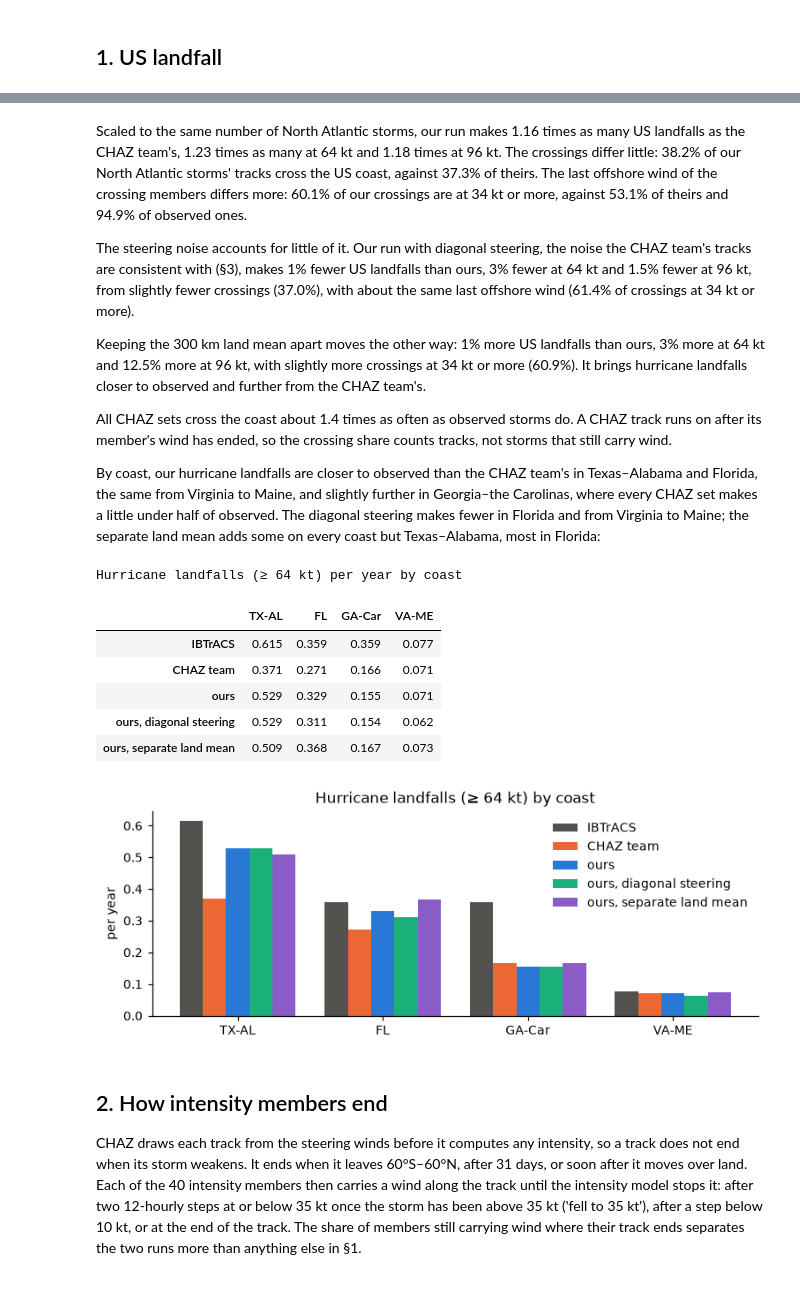
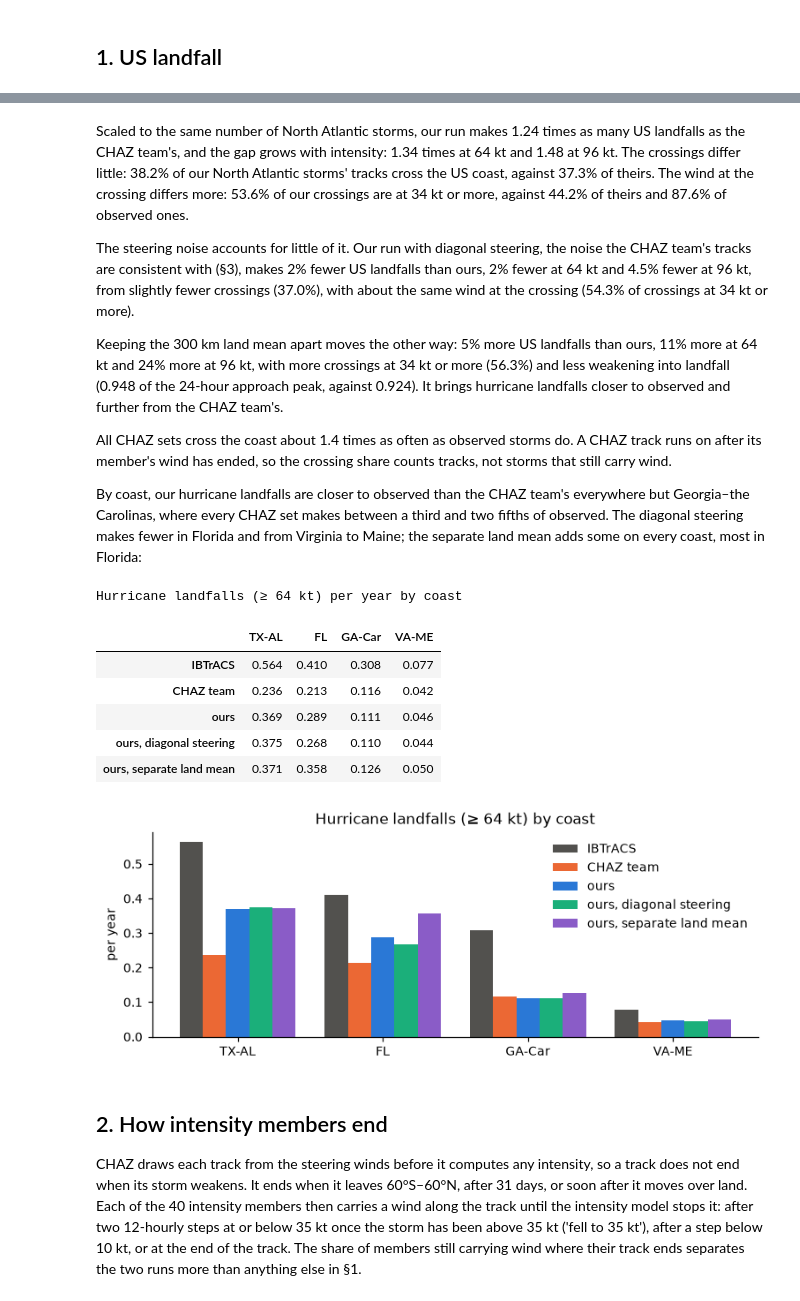
Before and after one commit to carbonplan/ocr-multi-hazard, a Jupyter notebook: docs/methods/hurricane-risk/tracks.ipynb, the cells around one changed output, grey strips where cells are left out. Saved outputs shown, nothing was run; the diff lists cells and outputs as text; code cells hidden in the pictures.

```diff
--- a/docs/methods/hurricane-risk/tracks.ipynb
+++ b/docs/methods/hurricane-risk/tracks.ipynb
@@ -65,7 +65,7 @@ summaries = {
 
 
 def scaled_column(summary, prefix):
-    return summary[next(c for c in summary if c.startswith(f'{prefix} (x'))]
+    return summary[next(column for column in summary if column.startswith(f'{prefix} (x'))]
 
 
 scaled = {
@@ -125,57 +125,60 @@ t.style.format('{:.3f}').set_caption(
 # %% [markdown]
-Scaled to the same number of North Atlantic storms, our run makes 1.16 times as many US landfalls
-as the CHAZ team's, 1.23 times as many at 64 kt and 1.18 times at 96 kt. The crossings differ
-little: 38.2% of our North Atlantic storms' tracks cross the US coast, against 37.3% of theirs.
-The last offshore wind of the crossing members differs more: 60.1% of our crossings are at 34 kt
-or more, against 53.1% of theirs and 94.9% of observed ones.
+Scaled to the same number of North Atlantic storms, our run makes 1.24 times as many US landfalls
+as the CHAZ team's, and the gap grows with intensity: 1.34 times at 64 kt and 1.48 at 96 kt. The
+crossings differ little: 38.2% of our North Atlantic storms' tracks cross the US coast, against
+37.3% of theirs. The wind at the crossing differs more: 53.6% of our crossings are at 34 kt or
+more, against 44.2% of theirs and 87.6% of observed ones.
 
 The steering noise accounts for little of it. Our run with diagonal steering, the noise the
-CHAZ team's tracks are consistent with (§3), makes 1% fewer US landfalls than ours, 3% fewer at
-64 kt and 1.5% fewer at 96 kt, from slightly fewer crossings (37.0%), with about the same last
-offshore wind (61.4% of crossings at 34 kt or more).
+CHAZ team's tracks are consistent with (§3), makes 2% fewer US landfalls than ours, 2% fewer at
+64 kt and 4.5% fewer at 96 kt, from slightly fewer crossings (37.0%), with about the same wind at
+the crossing (54.3% of crossings at 34 kt or more).
 
-Keeping the 300 km land mean apart moves the other way: 1% more US landfalls than ours, 3% more at
-64 kt and 12.5% more at 96 kt, with slightly more crossings at 34 kt or more (60.9%). It brings
-hurricane landfalls closer to observed and further from the CHAZ team's.
+Keeping the 300 km land mean apart moves the other way: 5% more US landfalls than ours, 11% more
+at 64 kt and 24% more at 96 kt, with more crossings at 34 kt or more (56.3%) and less weakening
+into landfall (0.948 of the 24-hour approach peak, against 0.924). It brings hurricane landfalls
+closer to observed and further from the CHAZ team's.
 
 All CHAZ sets cross the coast about 1.4 times as often as observed storms do. A CHAZ track runs on
 after its member's wind has ended, so the crossing share counts tracks, not storms that still
 carry wind.
 
-By coast, our hurricane landfalls are closer to observed than the CHAZ team's in Texas–Alabama and
-Florida, the same from Virginia to Maine, and slightly further in Georgia–the Carolinas, where
-every CHAZ set makes a little under half of observed. The diagonal steering makes fewer in Florida
-and from Virginia to Maine; the separate land mean adds some on every coast but Texas–Alabama,
-most in Florida:
+By coast, our hurricane landfalls are closer to observed than the CHAZ team's everywhere but
+Georgia–the Carolinas, where every CHAZ set makes between a third and two fifths of observed. The
+diagonal steering makes fewer in Florida and from Virginia to Maine; the separate land mean adds
+some on every coast, most in Florida:
 # %%
 regions = ['TX-AL', 'FL', 'GA-Car', 'VA-ME']
 fig, ax = plt.subplots(figsize=(7, 2.8))
-x = np.arange(len(regions))
-for k, (name, s) in enumerate(scaled.items()):
+positions = np.arange(len(regions))
+for offset, (name, summary) in enumerate(scaled.items()):
     ax.bar(
-        x + (k - 2) * 0.16,
-        [s[f'{r} landfalls/yr >= 64 kt'] for r in regions],
+        positions + (offset - 2) * 0.16,
+        [summary[f'{region} landfalls/yr >= 64 kt'] for region in regions],
         0.16,
         color=COLORS[name],
         label=name,
     )
-ax.set_xticks(x, regions)
+ax.set_xticks(positions, regions)
 ax.set(ylabel='per year', title='Hurricane landfalls (≥ 64 kt) by coast')
 ax.legend(frameon=False)
 fig.tight_layout()
 pd.DataFrame(
-    {name: [s[f'{r} landfalls/yr >= 64 kt'] for r in regions] for name, s in scaled.items()},
+    {
+        name: [summary[f'{region} landfalls/yr >= 64 kt'] for region in regions]
+        for name, summary in scaled.items()
+    },
     index=regions,
 ).T.style.format('{:.3f}').set_caption('Hurricane landfalls (≥ 64 kt) per year by coast')
 # %% [output]
 Hurricane landfalls (≥ 64 kt) per year by coast
 |  | TX-AL | FL | GA-Car | VA-ME |
-| IBTrACS | 0.615 | 0.359 | 0.359 | 0.077 |
-| CHAZ team | 0.371 | 0.271 | 0.166 | 0.071 |
-| ours | 0.529 | 0.329 | 0.155 | 0.071 |
-| ours, diagonal steering | 0.529 | 0.311 | 0.154 | 0.062 |
-| ours, separate land mean | 0.509 | 0.368 | 0.167 | 0.073 |
+| IBTrACS | 0.564 | 0.410 | 0.308 | 0.077 |
+| CHAZ team | 0.236 | 0.213 | 0.116 | 0.042 |
+| ours | 0.369 | 0.289 | 0.111 | 0.046 |
+| ours, diagonal steering | 0.375 | 0.268 | 0.110 | 0.044 |
+| ours, separate land mean | 0.371 | 0.358 | 0.126 | 0.050 |
-[figure, old version]
+[figure, new version]
 # %% [markdown]
 ## 2. How intensity members end
 
```
Also changed, not shown: parts of 15 cells of this notebook, 1 other file.
